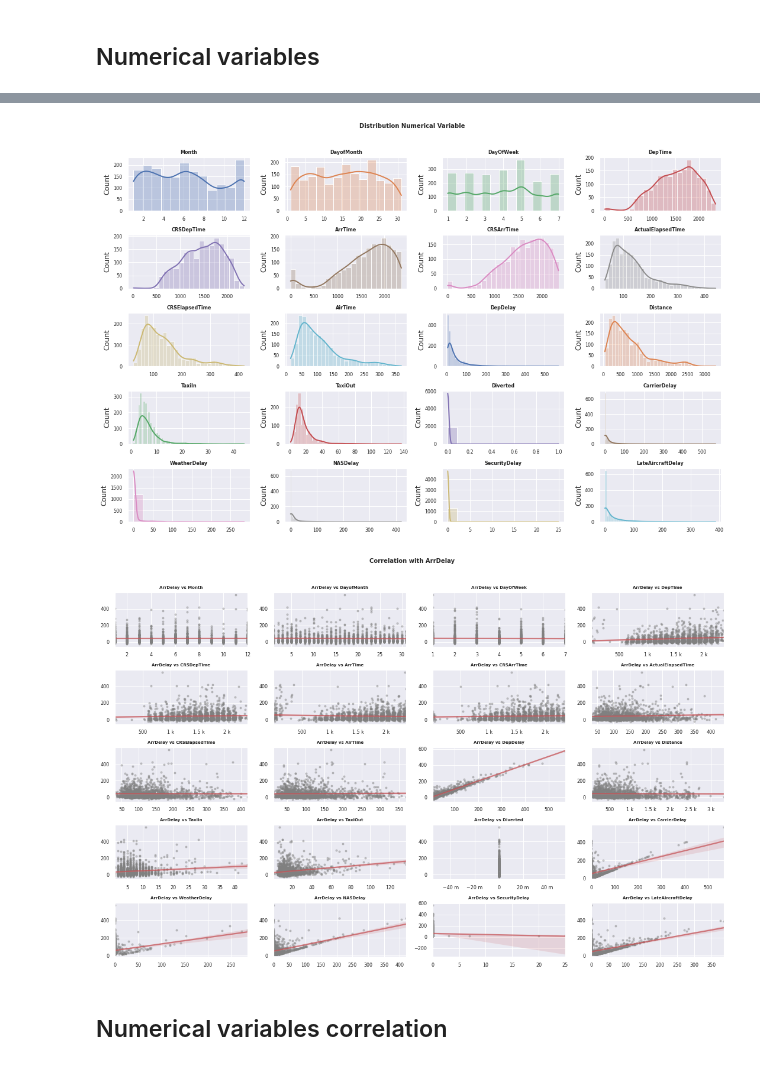
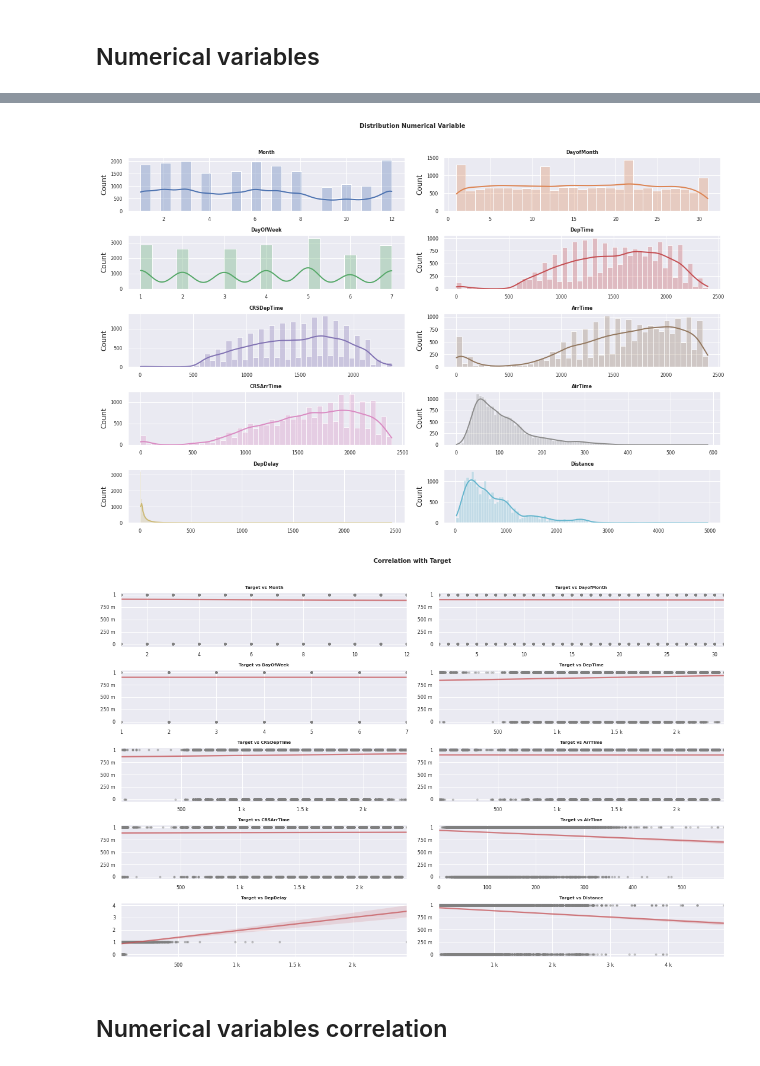
Before and after one commit to jesussantana/Supervised-Classification, a Jupyter notebook: notebooks/S13_T01_Supervised_Classification.ipynb, the cells around one changed output, grey strips where cells are left out. Drawn from its saved outputs; the diff is of its cells as text; code cells hidden in the pictures.

```diff
--- a/notebooks/S13_T01_Supervised_Classification.ipynb
+++ b/notebooks/S13_T01_Supervised_Classification.ipynb
@@ -294,0 +300,3 @@ dtype: int64
+# %%
+# 1 means delay, 0 means no delay
+df['Target']=df['ArrDelay'].apply(lambda x: 0 if x <=0 else 1)
@@ -295,7 +309,9 @@ dtype: int64
+# %%
+df = df.drop(labels='ArrDelay', axis=1)
 # %% [markdown]
 - Data sampling to reduce loading time
 # %%
-df = df.sample(frac=0.001, random_state = 6858)
+df = df.sample(frac=0.01, random_state = 6858)
 # %% [markdown]
 ## Distribution of the response variable
 # %%
@@ -359,10 +375,10 @@ df.select_dtypes(include=['float64', 'int']).describe()
 # ==============================================================================
 # Adjust number of subplots based on the number of columns
 
-fig, axes = plt.subplots(nrows=5, ncols=4, figsize=(15, 10))
+fig, axes = plt.subplots(nrows=5, ncols=2, figsize=(15, 10))
 axes = axes.flat
 columnas_numeric = df.select_dtypes(include=['float64', 'int']).columns
-columnas_numeric = columnas_numeric.drop('ArrDelay')
+columnas_numeric = columnas_numeric.drop('Target')
 
 for i, colum in enumerate(columnas_numeric):
     sns.histplot(
@@ -385,46 +401,46 @@ plt.subplots_adjust(top = 0.9)
 fig.suptitle('Distribution Numerical Variable', fontsize = 10, fontweight = "bold")
 plt.savefig("../reports/figures/Distribution_Numerical_Variable.png")
 # %% [output]
-[figure, old version]
+[figure, new version]
 # %%
 # Distribution graph for each numerical variable
 # ==============================================================================
 # Adjust number of subplots based on the number of columns
-fig, axes = plt.subplots(nrows=5, ncols=4, figsize=(15, 10))
+fig, axes = plt.subplots(nrows=5, ncols=2, figsize=(15, 10))
 axes = axes.flat
 columnas_numeric = df.select_dtypes(include=['float64', 'int']).columns
-columnas_numeric = columnas_numeric.drop('ArrDelay')
+columnas_numeric = columnas_numeric.drop('Target')
 
 for i, colum in enumerate(columnas_numeric):
     sns.regplot(
         x           = df[colum],
-        y           = df['ArrDelay'],
+        y           = df['Target'],
         color       = "gray",
         marker      = '.',
         scatter_kws = {"alpha":0.4},
         line_kws    = {"color":"r","alpha":0.7},
         ax          = axes[i]
     )
-    axes[i].set_title(f"ArrDelay vs {colum}", fontsize = 7, fontweight = "bold")
+    axes[i].set_title(f"Target vs {colum}", fontsize = 7, fontweight = "bold")
     #axes[i].ticklabel_format(style='sci', scilimits=(-4,4), axis='both')
     axes[i].yaxis.set_major_formatter(ticker.EngFormatter())
     axes[i].xaxis.set_major_formatter(ticker.EngFormatter())
     axes[i].tick_params(labelsize = 8)
     axes[i].set_xlabel("")
     axes[i].set_ylabel("")
 
     #if (i-1 >= len(columnas_numeric)-1): break
 
 # Se eliminan los axes vacíos
 """for i in [8]:
     fig.delaxes(axes[i])"""
 
 fig.tight_layout()
 plt.subplots_adjust(top=0.9)
-fig.suptitle('Correlation with ArrDelay', fontsize = 10, fontweight = "bold")
+fig.suptitle('Correlation with Target', fontsize = 10, fontweight = "bold")
 plt.savefig("../reports/figures/Distribution_Each_Numerical_Variable.png")
 # %% [output]
-[figure, old version]
+[figure, new version]
 # %% [markdown]
 ## Numerical variables correlation
 # %%
```
Also changed, not shown: parts of 91 cells of this notebook, 21 other files.
